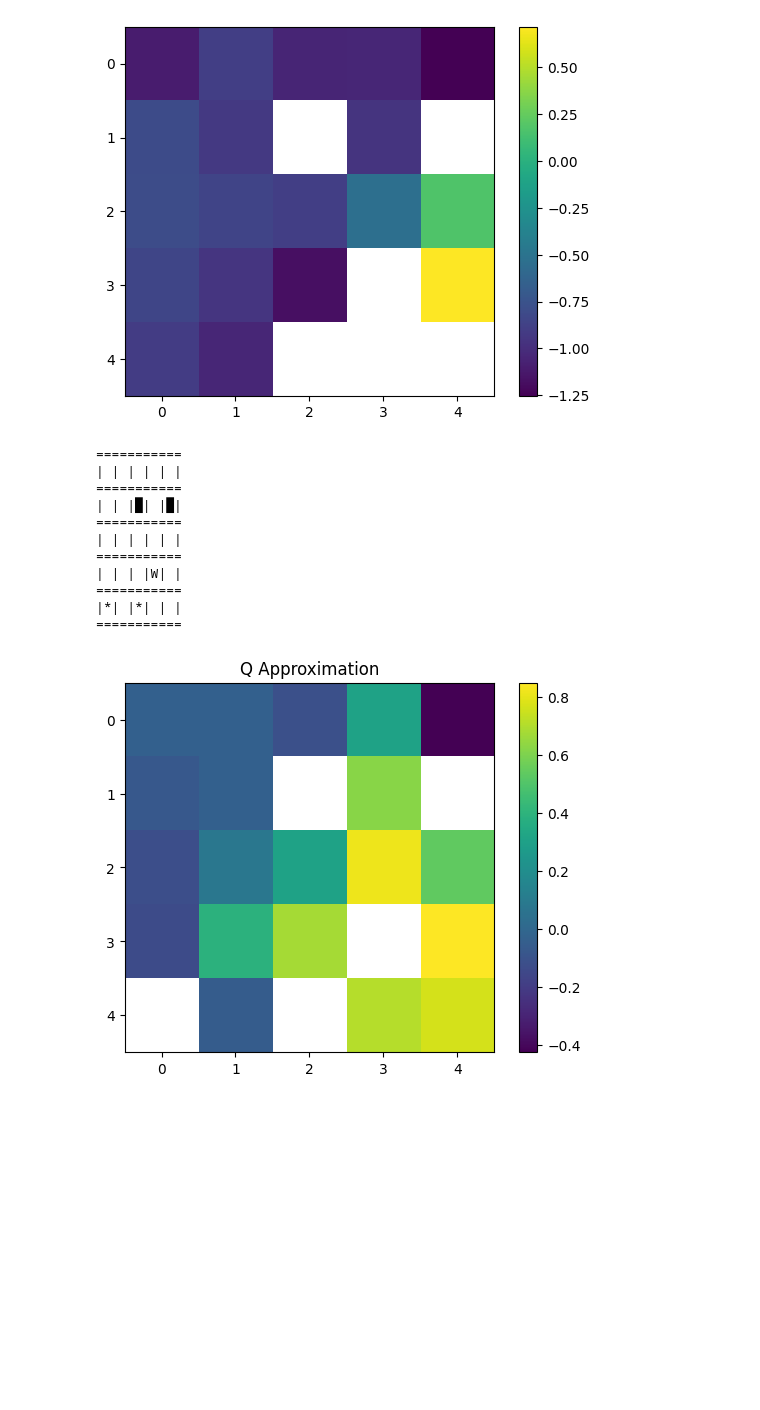
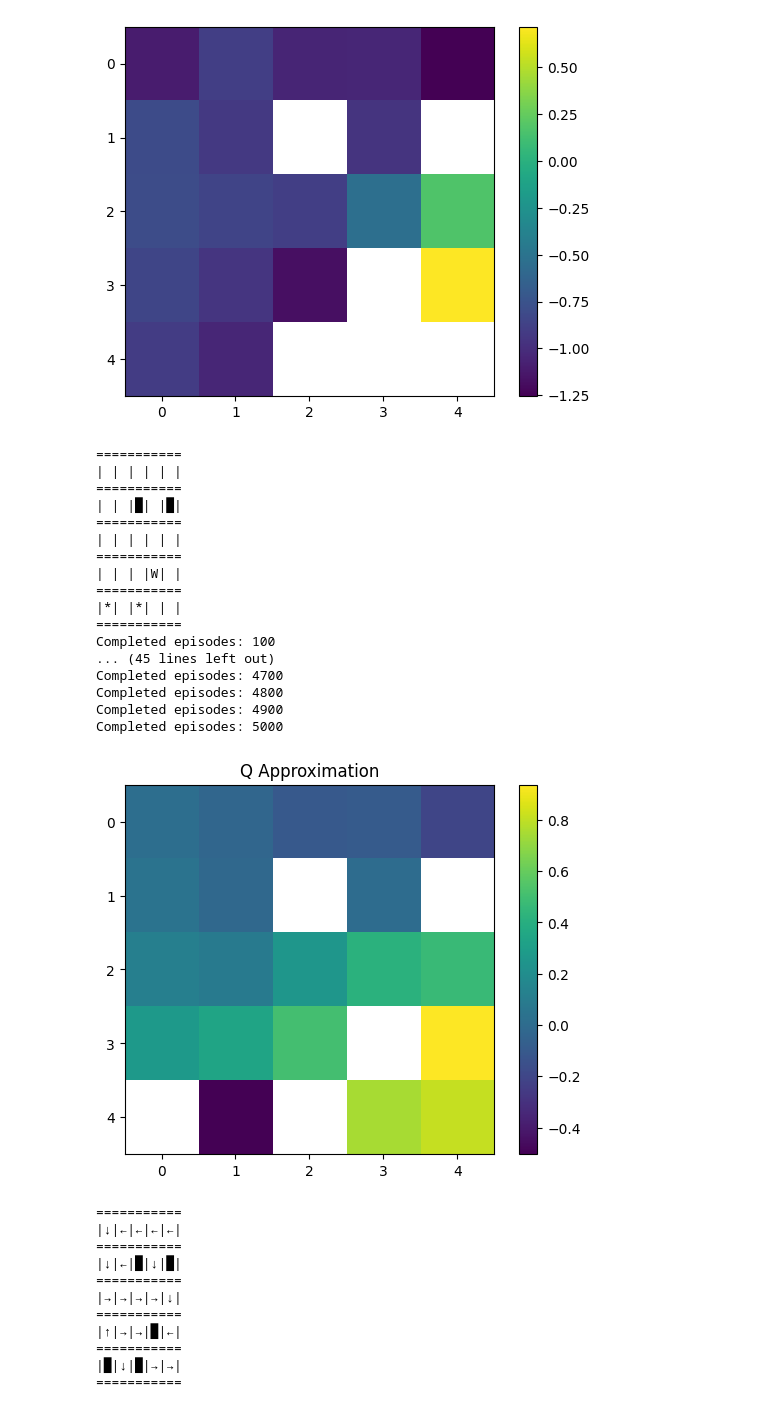
Before and after one commit to syntactic/DeepReinforcementLearning, a Jupyter notebook: Group9_HW2_solution.ipynb, the cells around one changed output. Cells and saved outputs as stored; diff of their text form; code cells hidden in the pictures; blank space fills up the shorter version.

Commit message:
Minor updates to the code: - added a function for printing the argmax of Q (essentially the policy) - rearranged the condition for exploring - added tracking to the q estimation function

```diff
--- a/Group9_HW2_solution.ipynb
+++ b/Group9_HW2_solution.ipynb
@@ -27,6 +27,7 @@ LEFT = 1
 DOWN = 2
 RIGHT = 3
 DIRECTIONS = [UP, LEFT, DOWN, RIGHT]
+DIRECTION_TO_SYMBOL = {UP:"↑", LEFT:"←", DOWN:"↓", RIGHT:"→", "EMPTY":"█"}
 
 def distance_between_states(state_1, state_2):
     """Calculate Manhattan distance between states. This is useful for the
@@ -55,11 +56,30 @@ def average(l):
     else:
         return 0
 
+def argmax(d):
+    try:
+        return max(d, key=d.get)
+    except ValueError:
+        return "EMPTY"
+
 def print_matrix(m):
     for row in m:
         for col in row:
             print(f"{col:.3f}", end='\t')
         print()
+
+def print_policy_from_q(q):
+    s = ""
+    height = len(q)
+    width = len(q[0])
+    for row in range(height):
+        s += "==" * (width) + "="
+        s += "\n"
+        for col in range(width):
+            s += f"|{DIRECTION_TO_SYMBOL[argmax(q[row][col])]}"
+        s +="|\n"
+    s += "==" * (width) + "="
+    print(s)
 
 # can we make the below function a method to gridworld instead?
 def random_start(gridworld):
@@ -164,7 +184,9 @@ class ArgMaxAgent(Agent):
 
     def get_action_from_policy(self, q_state, epsilon):
         chance = random.random()
-        if not q_state or chance > (1 - epsilon): # if the state has no information about action returns
+        # TIM: I think the conditions need to come in the opposite order if we want to explore
+        #if not q_state or chance > (1 - epsilon): # if the state has no information about action returns
+        if chance > (1 - epsilon) or not q_state:
             # randomly pick an action
             action = random.choice(self.available_actions)
         else:
@@ -408,7 +430,7 @@ def approximate_q(gridworld, agent, gamma=0.95, num_episodes=500, track=False):
     """Loop until all episodes are complete """
     completed_episodes = 0
     start_time = time.time()
-    epsilon = 0.9 # what's epsilon for?
+    epsilon = 0.9
 
     while completed_episodes < num_episodes:
         """Initialize the time step (t) for the current episode and create lists to store
@@ -427,9 +449,11 @@ def approximate_q(gridworld, agent, gamma=0.95, num_episodes=500, track=False):
                that have been visited so far this episode."""
 
             reward_from_action = gridworld.reward(selected_action)
+            # TIM: the below might need to be using visited states and actions jointly
+            # state_in_history is currently used to store G for s, but not G for (s, a)
             for i in range(len(visited_states)):
                 state_in_history = visited_states[-1*i] # moving backwards in time
-                state_in_history[1] += gamma**i * reward_from_action # element 1 is the reward
+                state_in_history[1] += gamma**i * reward_from_action # element 1 is the cumulative reward
 
             """Store the current state/action pair """
             visited_states.append([gridworld.agent.state, reward_from_action])
@@ -465,6 +489,9 @@ def approximate_q(gridworld, agent, gamma=0.95, num_episodes=500, track=False):
         epsilon *= 0.999
         completed_episodes += 1
 
+        if track and completed_episodes % 100 == 0:
+            print(f"Completed episodes: {completed_episodes}")
+
     return (Q, avg_returns_per_episode, wallclock_times)
 # %%
 """Test approximate_q"""
@@ -477,7 +504,7 @@ print(g) # print the gridworld
 
 # here, returns is an average return value over the entire grid for each episode.
 # (ex. returns[0] is the avg. return from ep 1, returns[1] is the avg. return from ep 2)
-(Q, returns, times) = approximate_q(g, ArgMaxAgent(), num_episodes=num_episodes)
+(Q, returns, times) = approximate_q(g, ArgMaxAgent(), num_episodes=num_episodes, track=True)
 # %% [output]
 ===========
 | | | | | |
@@ -490,15 +517,33 @@ print(g) # print the gridworld
 ===========
 |*| |*| | |
 ===========
+Completed episodes: 100
+... (45 lines left out)
+Completed episodes: 4700
+Completed episodes: 4800
+Completed episodes: 4900
+Completed episodes: 5000
 # %%
 # plot maximum Q values
 (q_values, actions) = max_q(Q)
 plt.imshow(q_values)
 plt.colorbar()
 plt.title("Q Approximation")
 plt.show()
+print_policy_from_q(Q)
 # %% [output]
-[figure, old version]
+[figure, new version]
+===========
+|↓|←|←|←|←|
+===========
+|↓|←|█|↓|█|
+===========
+|→|→|→|→|↓|
+===========
+|↑|→|→|█|←|
+===========
+|█|↓|█|→|→|
+===========
 # %%
 #
 fig, axs = plt.subplots(1,3,layout='constrained')
```
Also changed, not shown: parts of 1 cell of this notebook.
